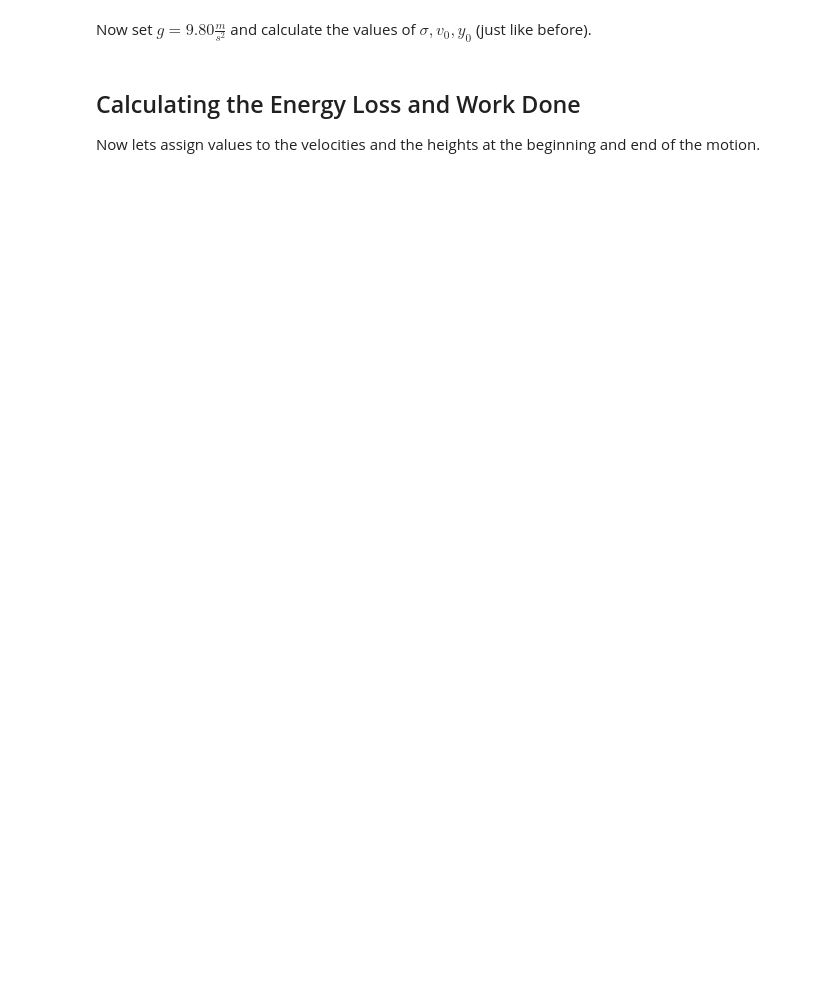
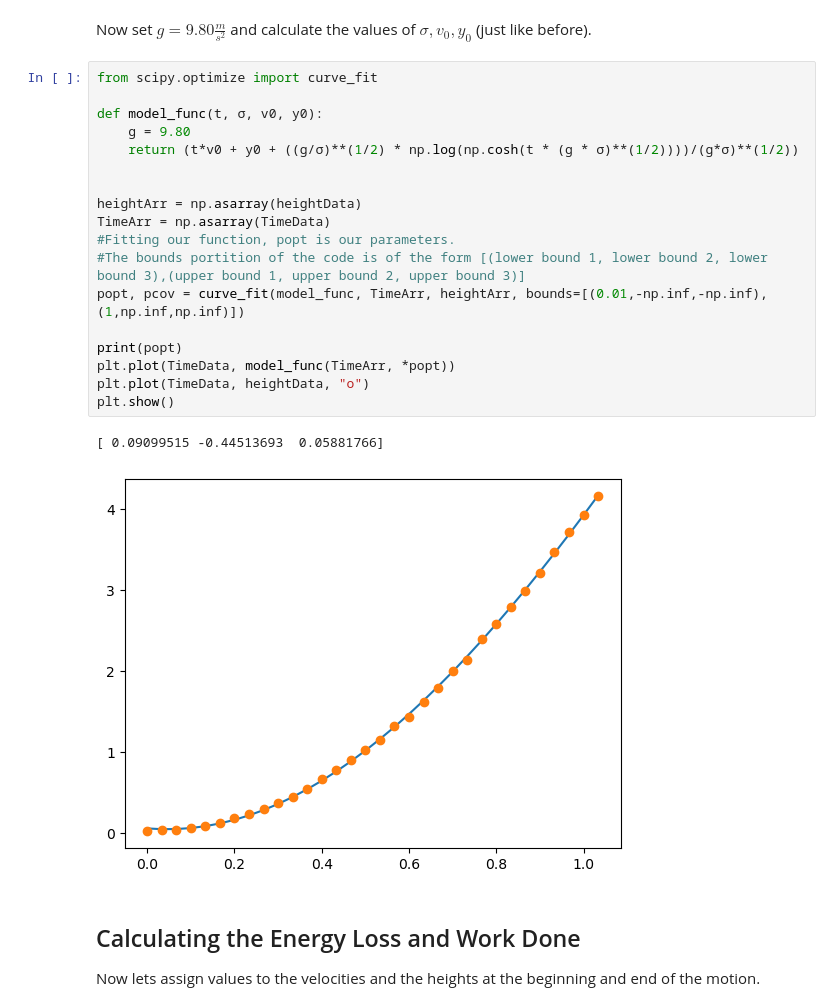
Before and after one commit to brinerk/LabsCapstone, a Jupyter notebook: Lab8/Lab8.ipynb, the cells around one changed output. Saved outputs shown, nothing was run; the diff lists cells and outputs as text; blank space fills up the shorter version.

```diff
--- a/Lab8/Lab8.ipynb
+++ b/Lab8/Lab8.ipynb
@@ -94,5 +119,26 @@ plt.show()
 # %% [markdown]
 Now set $g = 9.80 \frac{m}{s^2}$ and calculate the values of $\sigma, v_0, y_0$ (just like before). <!-- use curve fit -->
+# %%
+from scipy.optimize import curve_fit
+
+def model_func(t, σ, v0, y0):
+    g = 9.80
+    return (t*v0 + y0 + ((g/σ)**(1/2) * np.log(np.cosh(t * (g * σ)**(1/2))))/(g*σ)**(1/2))
+
+
+heightArr = np.asarray(heightData)
+TimeArr = np.asarray(TimeData)
+#Fitting our function, popt is our parameters.
+#The bounds portition of the code is of the form [(lower bound 1, lower bound 2, lower bound 3),(upper bound 1, upper bound 2, upper bound 3)]
+popt, pcov = curve_fit(model_func, TimeArr, heightArr, bounds=[(0.01,-np.inf,-np.inf),(1,np.inf,np.inf)])
+
+print(popt)
+plt.plot(TimeData, model_func(TimeArr, *popt))
+plt.plot(TimeData, heightData, "o")
+plt.show()
+# %% [output]
+[ 0.09099515 -0.44513693  0.05881766]
+[figure, added]
 # %% [markdown]
 <h2>Calculating the Energy Loss and Work Done</h2>
 Now lets assign values to the velocities and the heights at the beginning and end of the motion.
```
Also changed, not shown: parts of 16 cells of this notebook.
